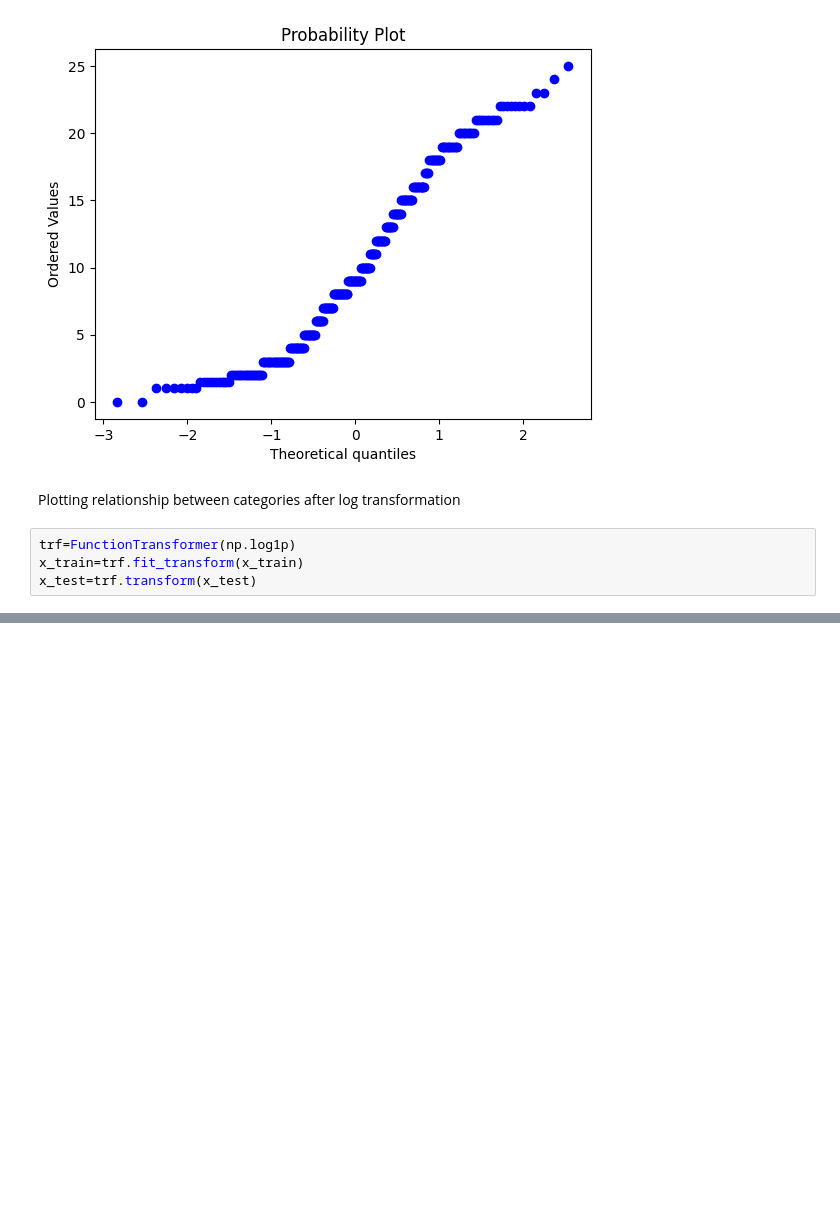
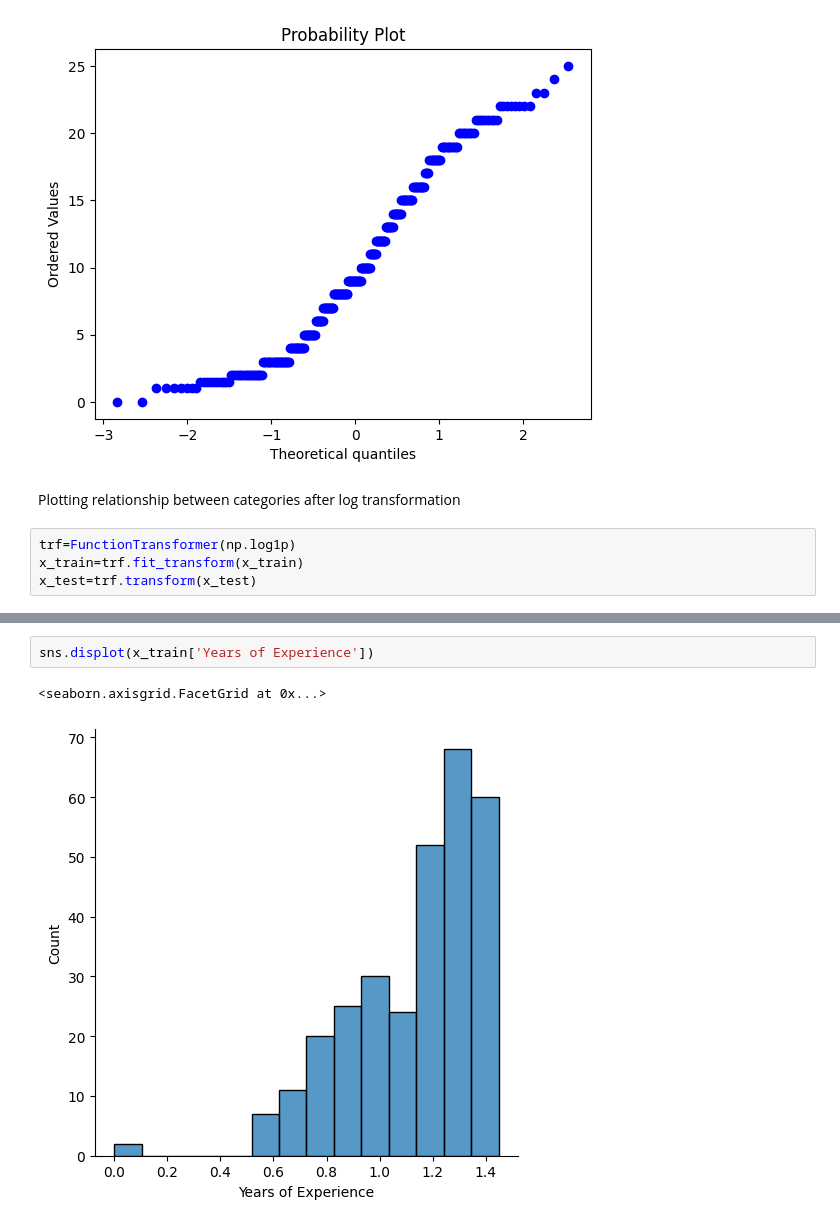
Before and after one commit to Ritusikarwar/ML_Practice, a Jupyter notebook: log_transformation.ipynb, the cells around one changed output, grey strips where cells are left out. Drawn from its saved outputs; the diff is of its cells as text; blank space fills up the shorter version.

```diff
--- a/log_transformation.ipynb
+++ b/log_transformation.ipynb
@@ -121,0 +157,5 @@ x_test=trf.transform(x_test)
+# %%
+sns.displot(x_train['Years of Experience'])
+# %% [output]
+<seaborn.axisgrid.FacetGrid at 0x...>
+[figure, added]
```
Also changed, not shown: parts of 3 cells of this notebook.
